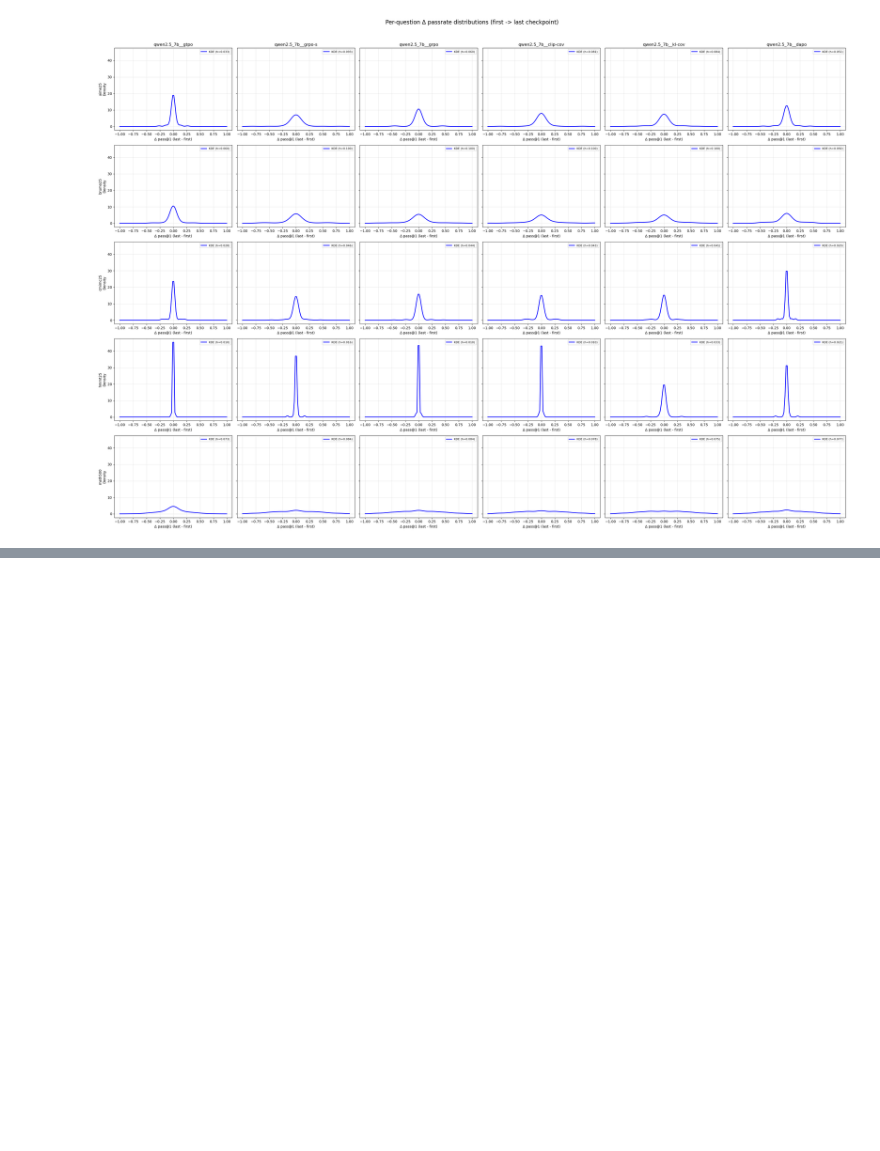
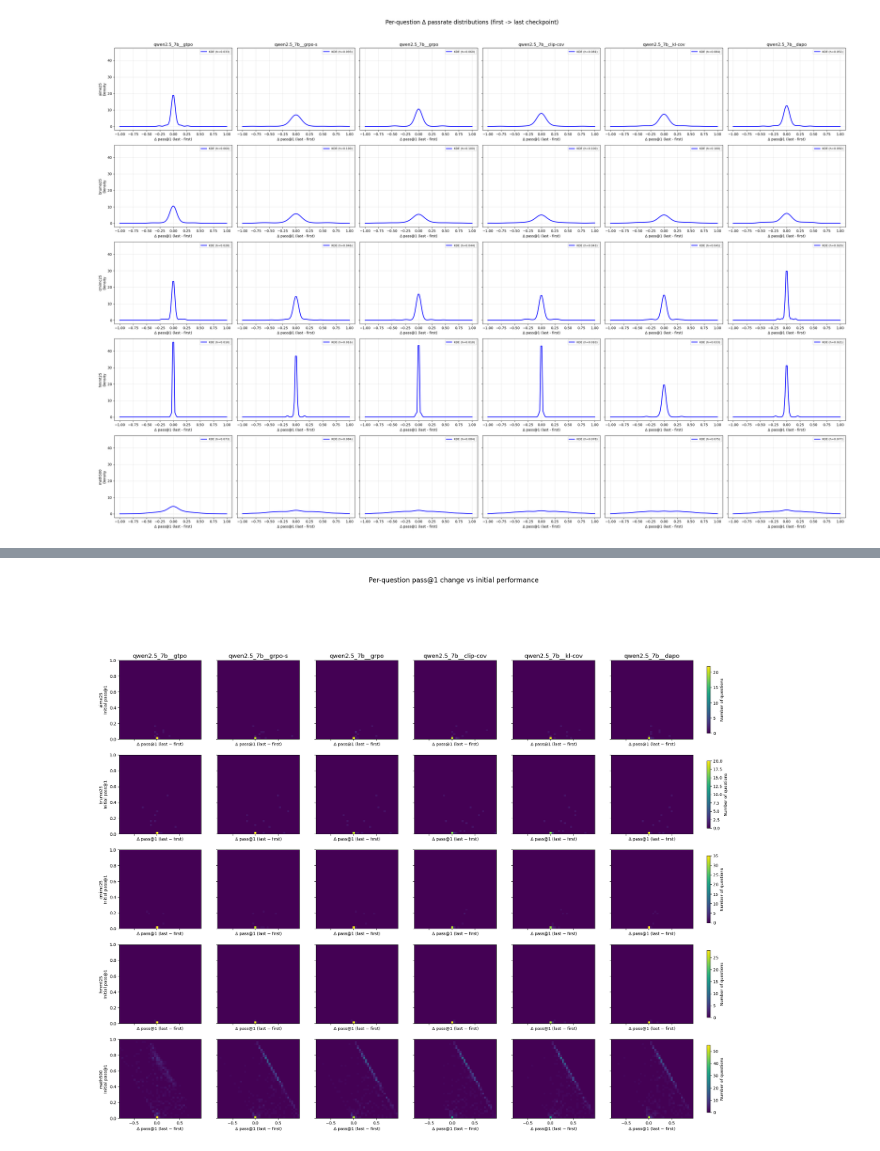
Before and after one commit to rfechner/verl, a Jupyter notebook: workspace/plots/exp05_rollouts_metrics.ipynb, the cells around one changed output, grey strips where cells are left out. Saved outputs shown, nothing was run; the diff lists cells and outputs as text; code cells hidden in the pictures; blank space fills up the shorter version.

```diff
--- a/workspace/plots/exp05_rollouts_metrics.ipynb
+++ b/workspace/plots/exp05_rollouts_metrics.ipynb
@@ -652,0 +793,4 @@ plot_final_delta_histograms(prs_method_question)
+# %%
+plot_final_delta_heatmaps(prs_method_question, delta_bins=40, init_bins=40)
+# %% [output]
+[figure, added]
```
Also changed, not shown: parts of 3 cells of this notebook, 9 other files.
